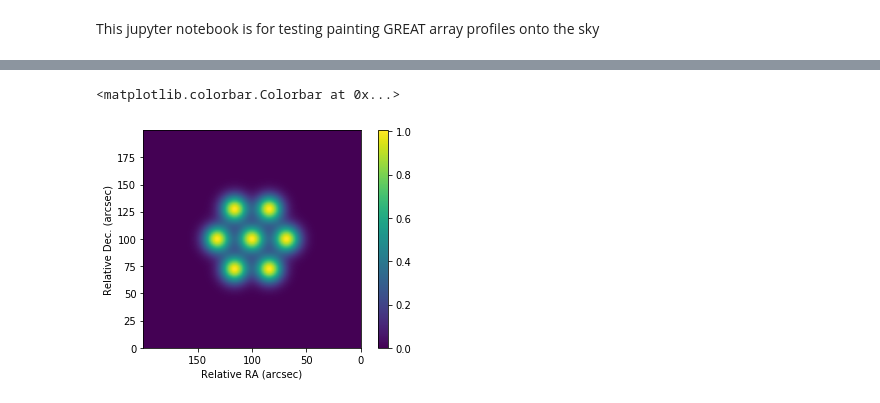
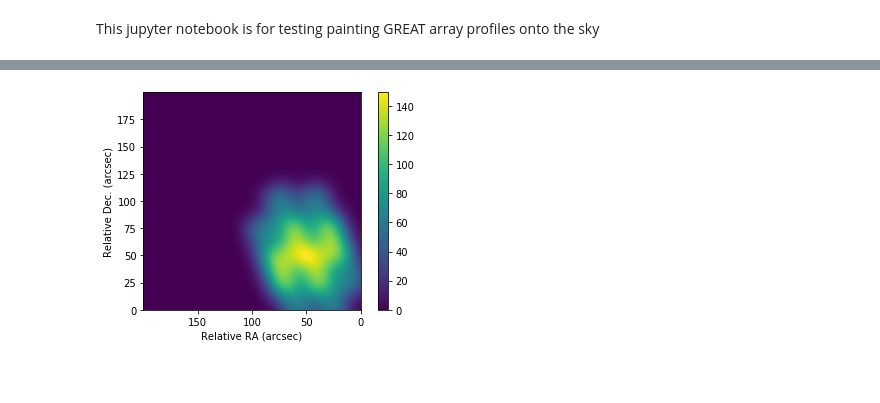
Before and after one commit to kfkaplan/the_greatest_sensitivity_mapper, a Jupyter notebook: test_sense_map.ipynb, the cells around one changed output, grey strips where cells are left out. Saved outputs shown, nothing was run; the diff lists cells and outputs as text; code cells hidden in the pictures; blank space fills up the shorter version.

```diff
--- a/test_sense_map.ipynb
+++ b/test_sense_map.ipynb
@@ -19,17 +24,12 @@ lfa_array.single_point(sky_grid, x=100.0, y=100.0, array_angle=0.0, time=1.0, cy
-# %%
-#Show result
-figure()
-imshow(sky_grid.data, origin='bottom', extent=sky_grid.extent)
-xlabel('Relative RA (arcsec)')
-ylabel('Relative Dec. (arcsec)')
-colorbar()
-# %% [output]
-<matplotlib.colorbar.Colorbar at 0x...>
-[figure, removed]
 # %%
 #Clear sky grid
 sky_grid.clear()
 
 #Test a raster map on the sky
 lfa_array.map(sky_grid, x=50.0, y=50.0, array_angle=0.0, map_angle=20.0, nx=3, ny=9,
                     dx=8.0, dy=8.0, time=10.0, cycles=1)
+
+#Show result
+sky_grid.plot()
+# %% [output]
+[figure, added]
```
Also changed, not shown: parts of 10 cells of this notebook, 1 other file.
